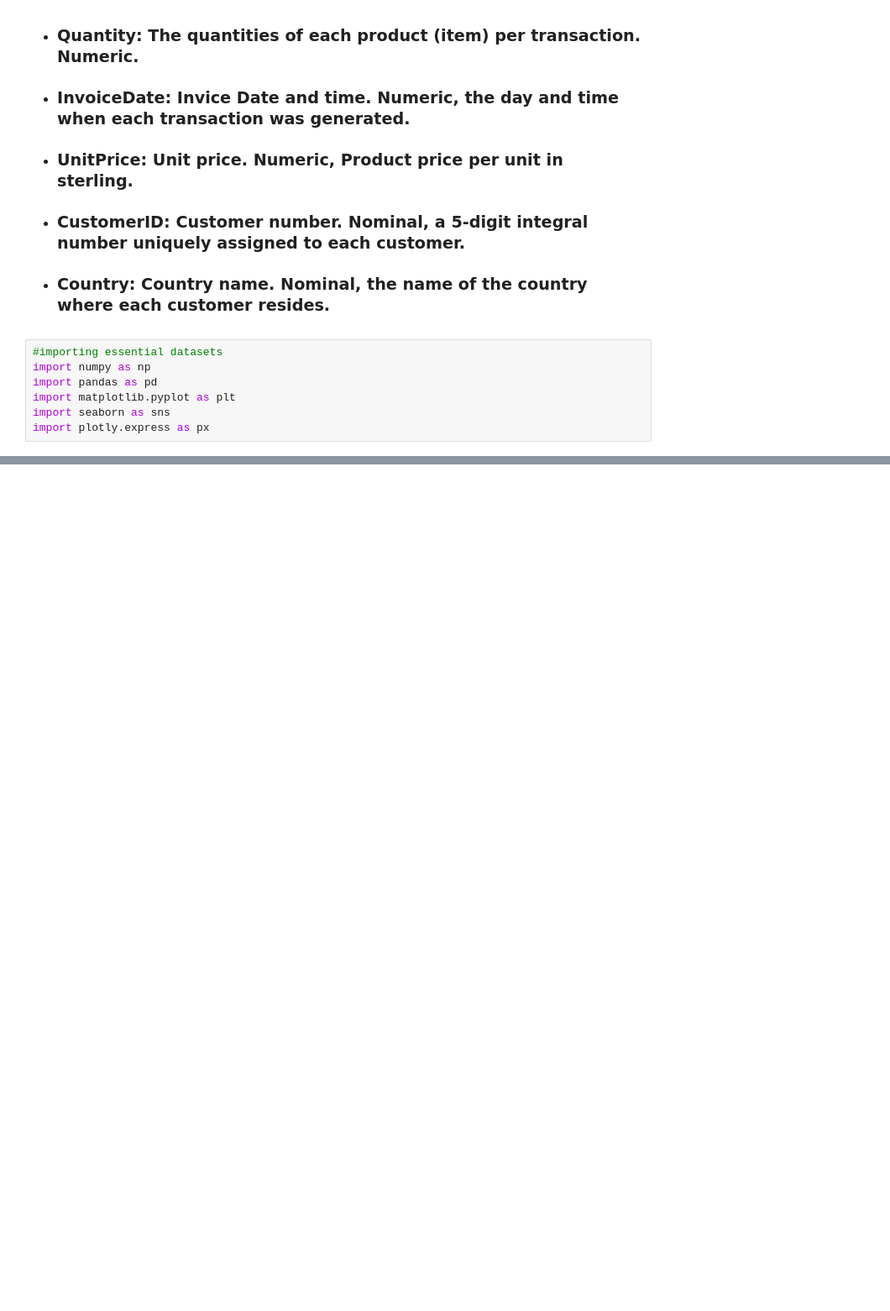
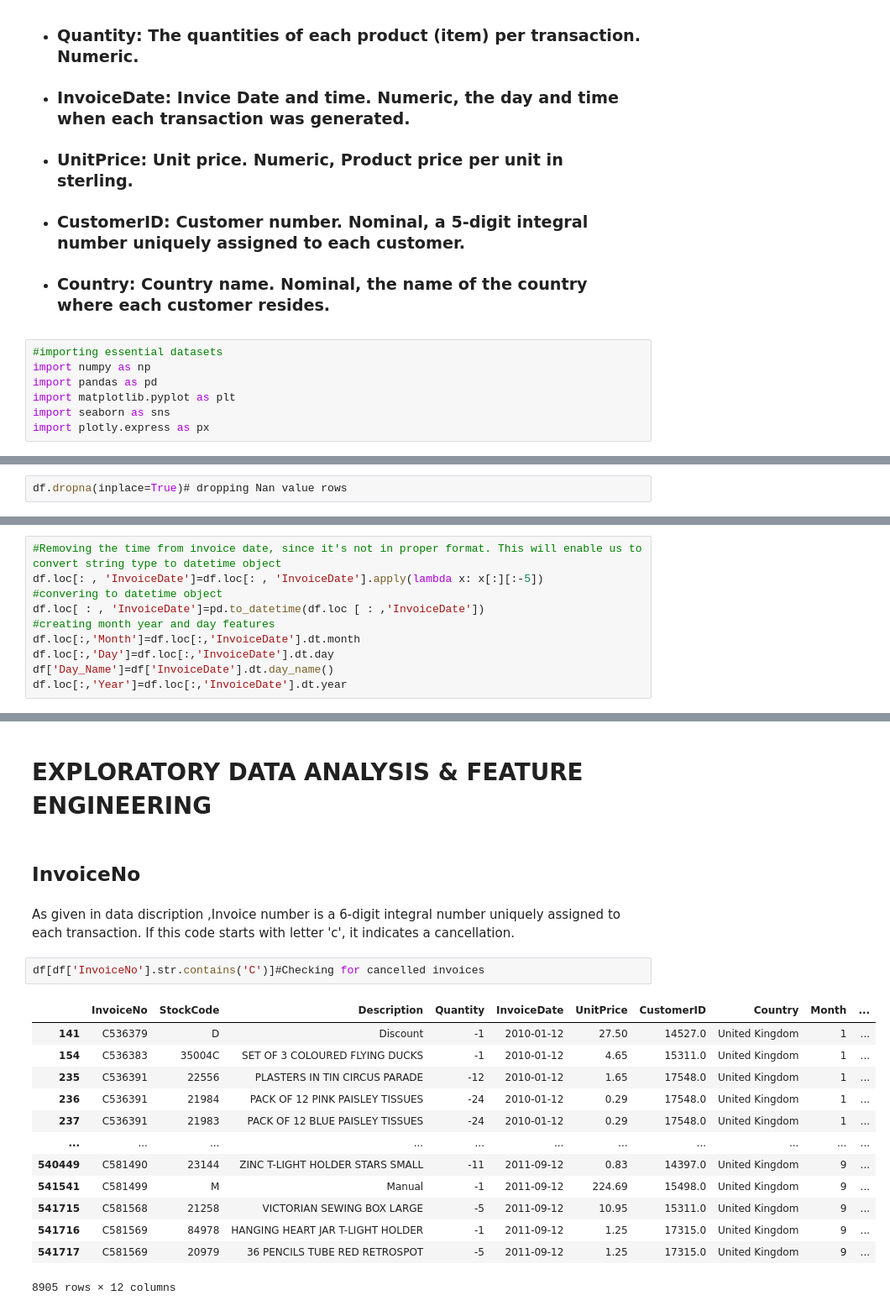
Before and after one commit to Rochakr4/Online-Retail-Customer-Segmentation, a Jupyter notebook: Online_Retail_Customer_Segmentation_Capstone_Project.ipynb, the cells around one changed output, grey strips where cells are left out. Shown at 84% size. Drawn from its saved outputs; the diff is of its cells as text; blank space fills up the shorter version.

```diff
--- a/Online_Retail_Customer_Segmentation_Capstone_Project.ipynb
+++ b/Online_Retail_Customer_Segmentation_Capstone_Project.ipynb
@@ -69,0 +112,2 @@ df.head()
+# %%
+df.dropna(inplace=True)# dropping Nan value rows
@@ -69,0 +116,10 @@ df.head()
+# %%
+#Removing the time from invoice date, since it's not in proper format. This will enable us to convert string type to datetime object
+df.loc[: , 'InvoiceDate']=df.loc[: , 'InvoiceDate'].apply(lambda x: x[:][:-5])
+#convering to datetime object
+df.loc[ : , 'InvoiceDate']=pd.to_datetime(df.loc [ : ,'InvoiceDate'])
+#creating month year and day features
+df.loc[:,'Month']=df.loc[:,'InvoiceDate'].dt.month
+df.loc[:,'Day']=df.loc[:,'InvoiceDate'].dt.day
+df['Day_Name']=df['InvoiceDate'].dt.day_name()
+df.loc[:,'Year']=df.loc[:,'InvoiceDate'].dt.year
@@ -69,0 +135,22 @@ df.head()
+# %% [markdown]
+# EXPLORATORY DATA ANALYSIS & FEATURE ENGINEERING
+# %% [markdown]
+## InvoiceNo
+# %% [markdown]
+As given in data discription ,Invoice number is a 6-digit integral number uniquely assigned to each transaction. If this code starts with letter 'c', it indicates a cancellation.
+# %%
+df[df['InvoiceNo'].str.contains('C')]#Checking for cancelled invoices
+# %% [output]
+|  | InvoiceNo | StockCode | Description | Quantity | InvoiceDate | UnitPrice | CustomerID | Country | Month | ... |
+| 141 | C536379 | D | Discount | -1 | 2010-01-12 | 27.50 | 14527.0 | United Kingdom | 1 | ... |
+| 154 | C536383 | 35004C | SET OF 3 COLOURED FLYING DUCKS | -1 | 2010-01-12 | 4.65 | 15311.0 | United Kingdom | 1 | ... |
+| 235 | C536391 | 22556 | PLASTERS IN TIN CIRCUS PARADE | -12 | 2010-01-12 | 1.65 | 17548.0 | United Kingdom | 1 | ... |
+| 236 | C536391 | 21984 | PACK OF 12 PINK PAISLEY TISSUES | -24 | 2010-01-12 | 0.29 | 17548.0 | United Kingdom | 1 | ... |
+| 237 | C536391 | 21983 | PACK OF 12 BLUE PAISLEY TISSUES | -24 | 2010-01-12 | 0.29 | 17548.0 | United Kingdom | 1 | ... |
+| ... | ... | ... | ... | ... | ... | ... | ... | ... | ... | ... |
+| 540449 | C581490 | 23144 | ZINC T-LIGHT HOLDER STARS SMALL | -11 | 2011-09-12 | 0.83 | 14397.0 | United Kingdom | 9 | ... |
+| 541541 | C581499 | M | Manual | -1 | 2011-09-12 | 224.69 | 15498.0 | United Kingdom | 9 | ... |
+| 541715 | C581568 | 21258 | VICTORIAN SEWING BOX LARGE | -5 | 2011-09-12 | 10.95 | 15311.0 | United Kingdom | 9 | ... |
+| 541716 | C581569 | 84978 | HANGING HEART JAR T-LIGHT HOLDER | -1 | 2011-09-12 | 1.25 | 17315.0 | United Kingdom | 9 | ... |
+| 541717 | C581569 | 20979 | 36 PENCILS TUBE RED RETROSPOT | -5 | 2011-09-12 | 1.25 | 17315.0 | United Kingdom | 9 | ... |
+8905 rows × 12 columns
```
Also changed, not shown: parts of 31 cells of this notebook.
